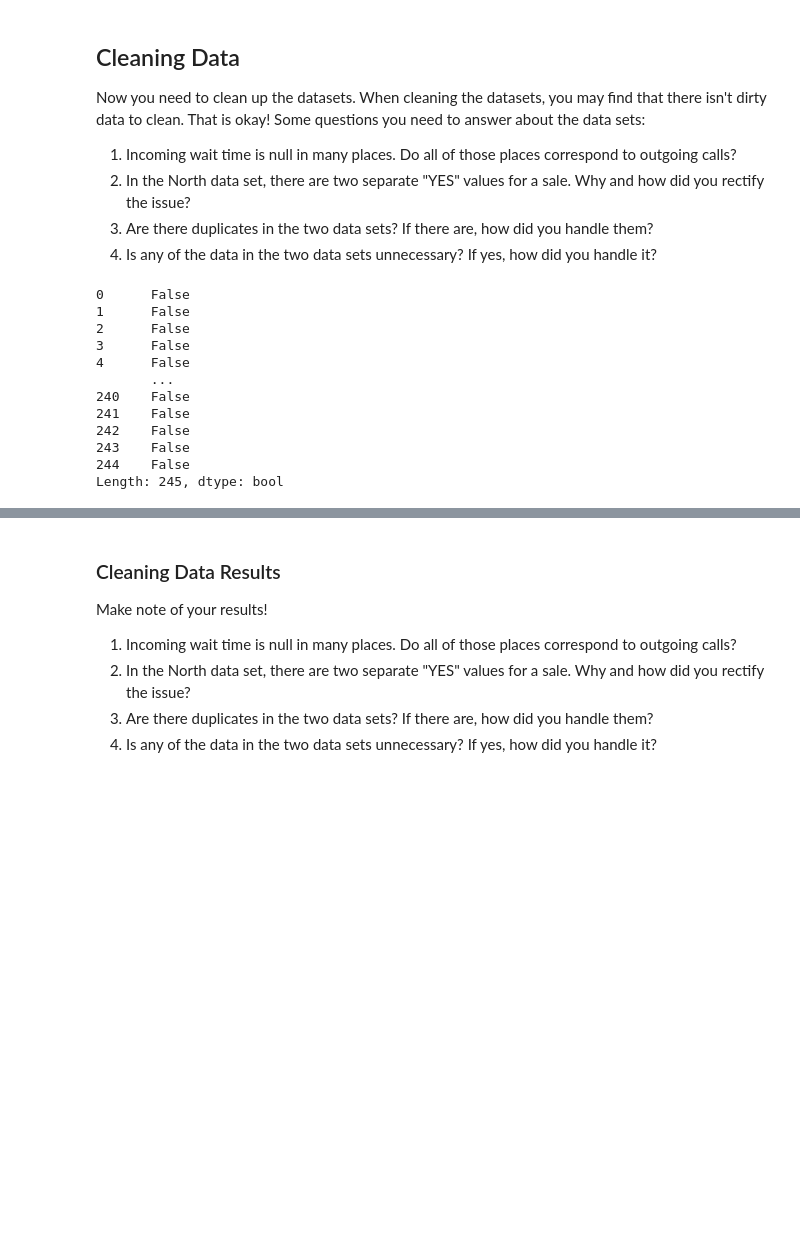
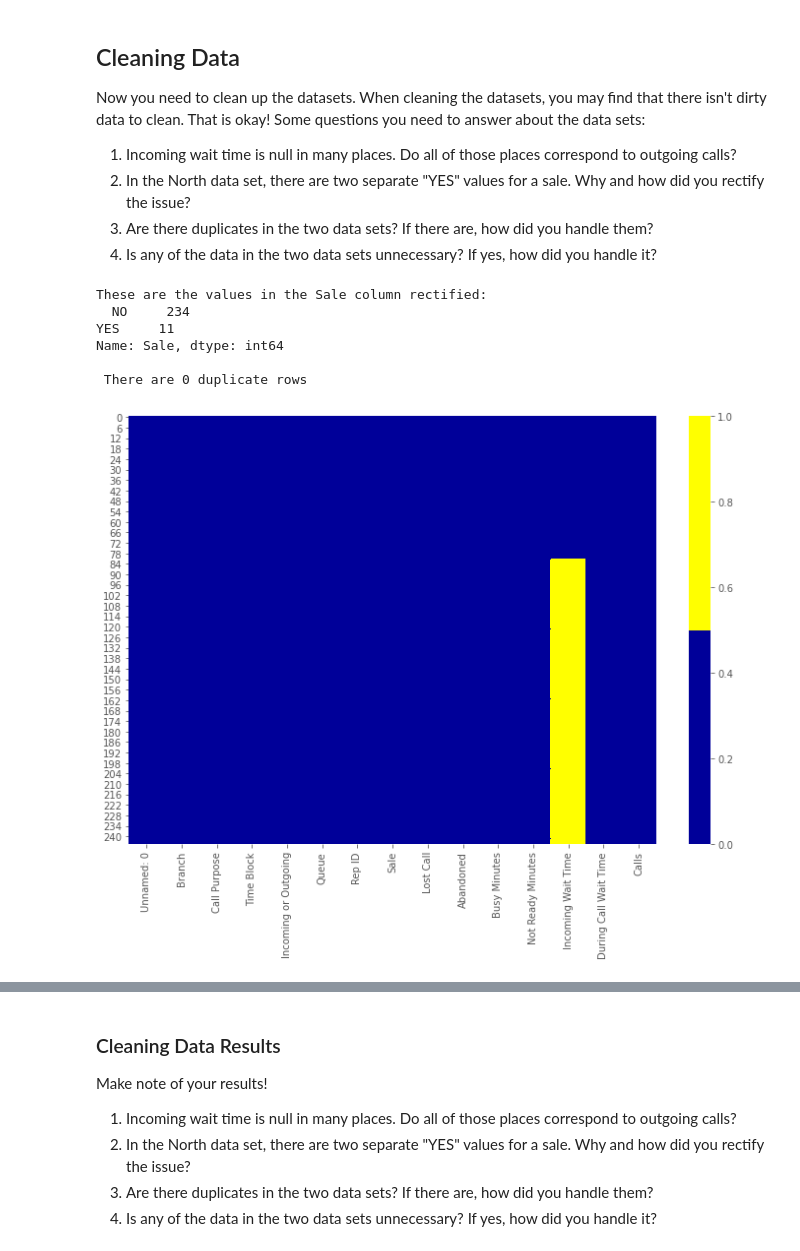
Before and after one commit to theuseriam/call-center-cleanup-assignment, a Jupyter notebook: Call Center Cleanup.ipynb, the cells around one changed output, grey strips where cells are left out. Drawn from its saved outputs; the diff is of its cells as text; code cells hidden in the pictures; blank space fills up the shorter version.

```diff
--- a/Call Center Cleanup.ipynb
+++ b/Call Center Cleanup.ipynb
@@ -109,20 +195,43 @@ Now you need to clean up the datasets. When cleaning the datasets, you may find
 4. Is any of the data in the two data sets unnecessary? If yes, how did you handle it?
 # %%
 # Clean your data here
-df_north.isnull( ).sum( )
-df_north.duplicated()
+
+
+#Question 1 North Call Center: heatmap showing missing data. Incoming wait time Null values correspond with outgoing calls
+cols_north = df_north.columns[:15] # first 15 columns
+colors_north = ['#000099', '#ffff00'] # specify the colors - yellow is missing. blue is not missing.
+sns.heatmap(df_north[cols_north].isnull(), cmap=sns.color_palette(colors_north))
+
+
+
+#Question 2:
+#The reason Yes shows twice is because there is a trailing white space in one of the values
+
+df_north['Sale'].value_counts()  #returns the number of unique values of Sale
+
+
+df_north['Sale'] = df_north['Sale'].str.strip() #Replaces the 'Sales' Column with the same data without trailing or leading white spaces
+
+df_north['Sale'].value_counts() #shows cleaned data for 'Sale'
+
+print('These are the values in the Sale column rectified:\n ', df_north['Sale'].value_counts())
+
+
+#Question 3:
+
+north_dupes = df_north.duplicated() #checks for duplicate rows
+print('\n There are', north_dupes.sum(), 'duplicate rows') # There are no duplicate rows
+
+
+
+#Question 4:
 # %% [output]
-0      False
-1      False
-2      False
-3      False
-4      False
-       ...
-240    False
-241    False
-242    False
-243    False
-244    False
-Length: 245, dtype: bool
+These are the values in the Sale column rectified:
+  NO     234
+YES     11
+Name: Sale, dtype: int64
+
+ There are 0 duplicate rows
+[figure, added]
 # %%
 #Data Cleaning South
```
Also changed, not shown: parts of 3 cells of this notebook.
